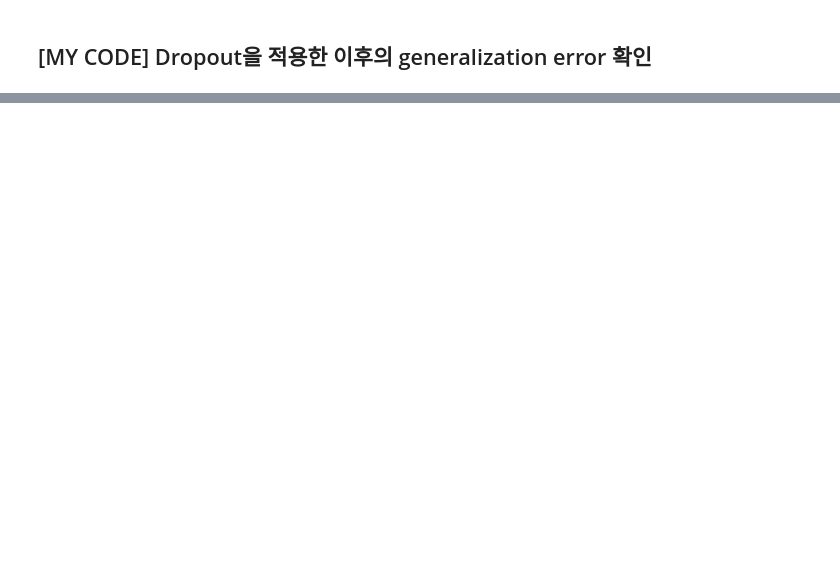
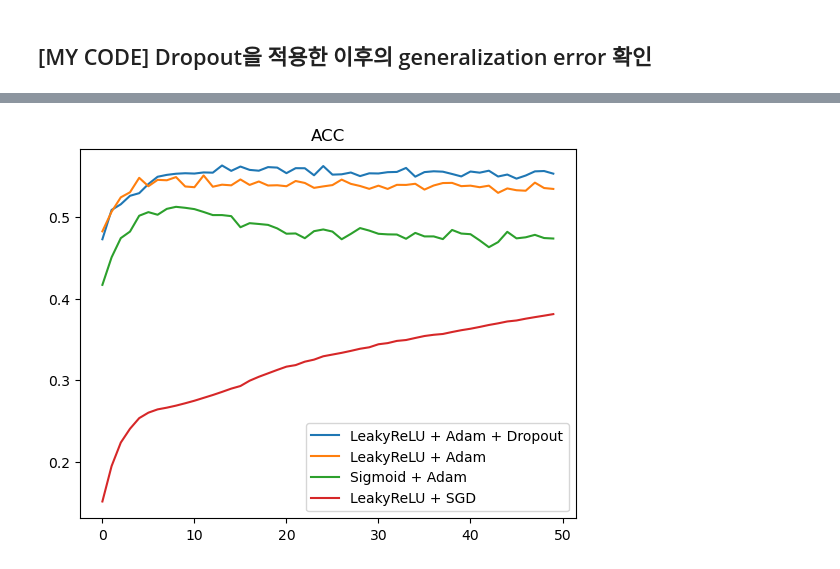
Before and after one commit to adunStudio/hanghae99_plusAI_2, a Jupyter notebook: 1주차/[1주차] 심화과제.ipynb, the cells around one changed output, grey strips where cells are left out. Saved outputs shown, nothing was run; the diff lists cells and outputs as text; code cells hidden in the pictures; blank space fills up the shorter version.

```diff
--- a/1주차/[1주차] 심화과제.ipynb
+++ b/1주차/[1주차] 심화과제.ipynb
@@ -450,0 +463,11 @@ plot_acc(train_accuracies, test_accuracies)
+# %%
+plt.title('ACC')
+x = np.arange(50)
+plt.plot(x, leakyReLU_adam_dropout_test_accuracies, label='LeakyReLU + Adam + Dropout')
+plt.plot(x, leakyReLU_adam_test_accuracies, label='LeakyReLU + Adam')
+plt.plot(x, sigmoid_adam_test_accuracies, label='Sigmoid + Adam')
+plt.plot(x, leakyReLU_SGD_test_accuracies, label='LeakyReLU + SGD')
+plt.legend()
+plt.show()
+# %% [output]
+[figure, added]
```
Also changed, not shown: parts of 18 cells of this notebook.
